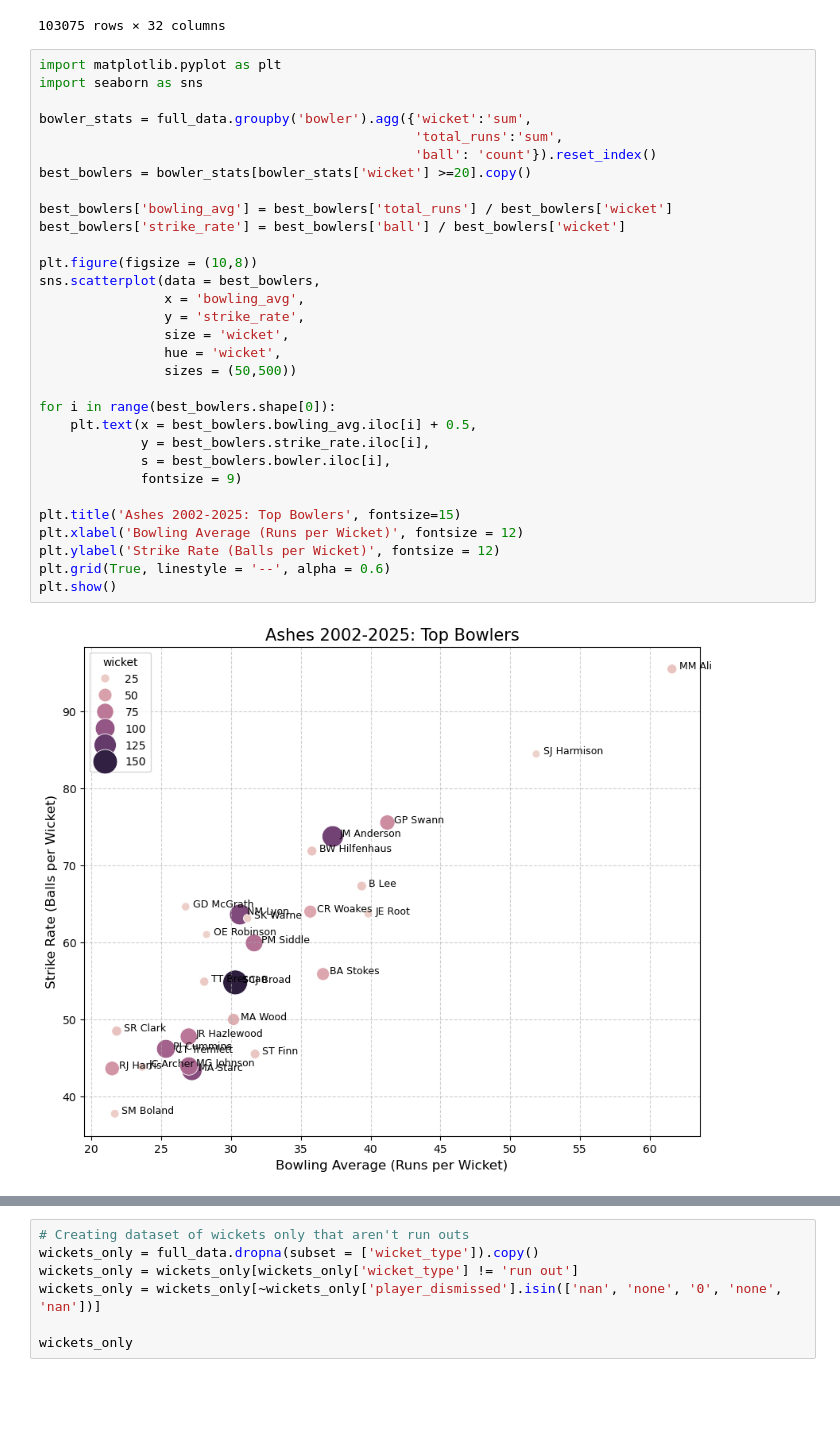
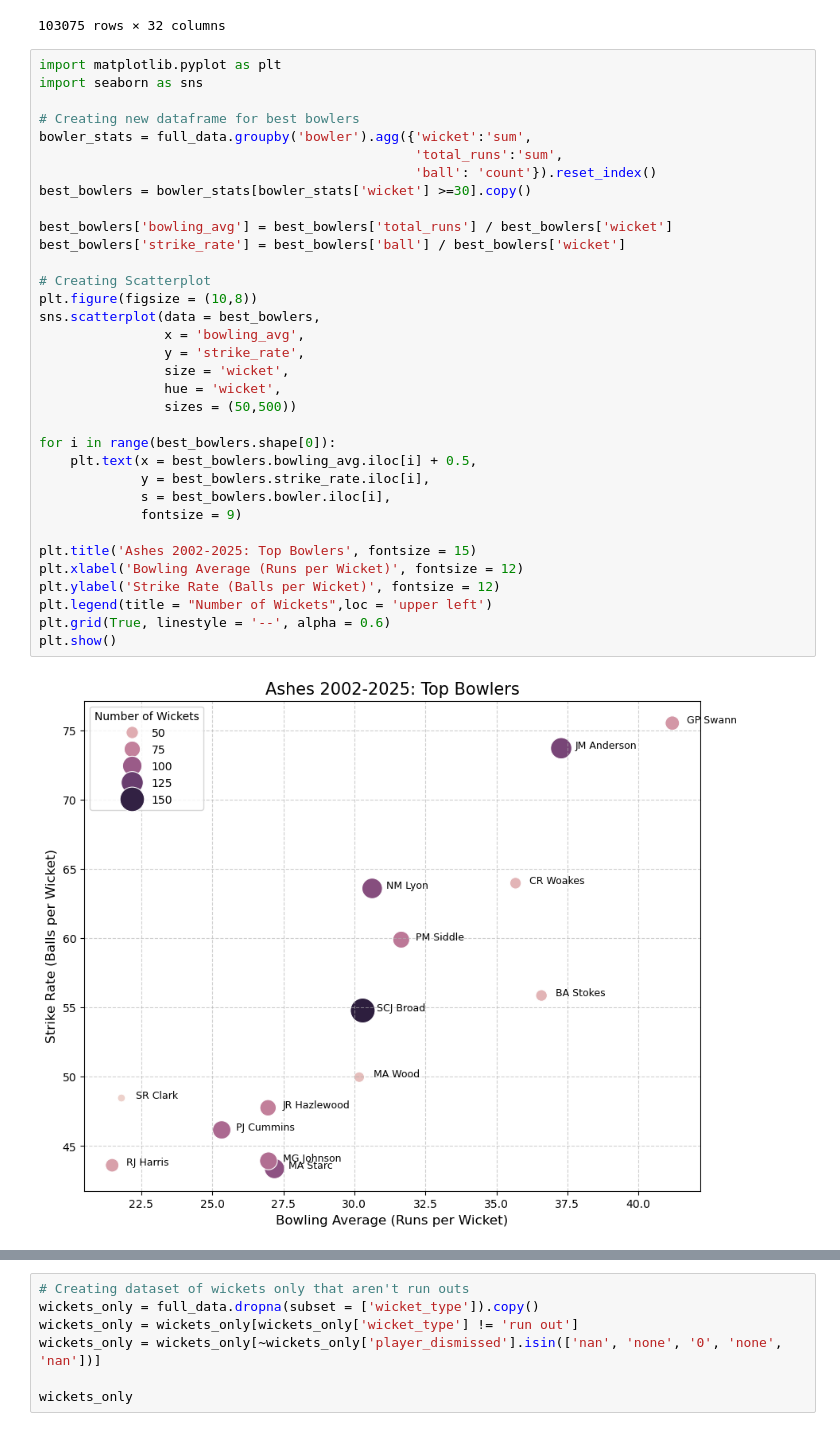
Before and after one commit to zoeh6176-sketch/Programming-Assessment, a Jupyter notebook: Untitled.ipynb, the cells around one changed output, grey strips where cells are left out. Drawn from its saved outputs; the diff is of its cells as text; blank space fills up the shorter version.

```diff
--- a/Untitled.ipynb
+++ b/Untitled.ipynb
@@ -108,33 +108,36 @@ full_data
 # %%
 import matplotlib.pyplot as plt
 import seaborn as sns
 
+# Creating new dataframe for best bowlers
 bowler_stats = full_data.groupby('bowler').agg({'wicket':'sum',
                                                 'total_runs':'sum',
                                                 'ball': 'count'}).reset_index()
-best_bowlers = bowler_stats[bowler_stats['wicket'] >=20].copy()
+best_bowlers = bowler_stats[bowler_stats['wicket'] >=30].copy()
 
 best_bowlers['bowling_avg'] = best_bowlers['total_runs'] / best_bowlers['wicket']
 best_bowlers['strike_rate'] = best_bowlers['ball'] / best_bowlers['wicket']
 
+# Creating Scatterplot
 plt.figure(figsize = (10,8))
 sns.scatterplot(data = best_bowlers,
                 x = 'bowling_avg',
                 y = 'strike_rate',
                 size = 'wicket',
                 hue = 'wicket',
                 sizes = (50,500))
 
 for i in range(best_bowlers.shape[0]):
     plt.text(x = best_bowlers.bowling_avg.iloc[i] + 0.5,
              y = best_bowlers.strike_rate.iloc[i],
              s = best_bowlers.bowler.iloc[i],
              fontsize = 9)
 
-plt.title('Ashes 2002-2025: Top Bowlers', fontsize=15)
+plt.title('Ashes 2002-2025: Top Bowlers', fontsize = 15)
 plt.xlabel('Bowling Average (Runs per Wicket)', fontsize = 12)
 plt.ylabel('Strike Rate (Balls per Wicket)', fontsize = 12)
+plt.legend(title = "Number of Wickets",loc = 'upper left')
 plt.grid(True, linestyle = '--', alpha = 0.6)
 plt.show()
 # %% [output]
-[figure, old version]
+[figure, new version]
```
Also changed, not shown: parts of 1 cell of this notebook.
